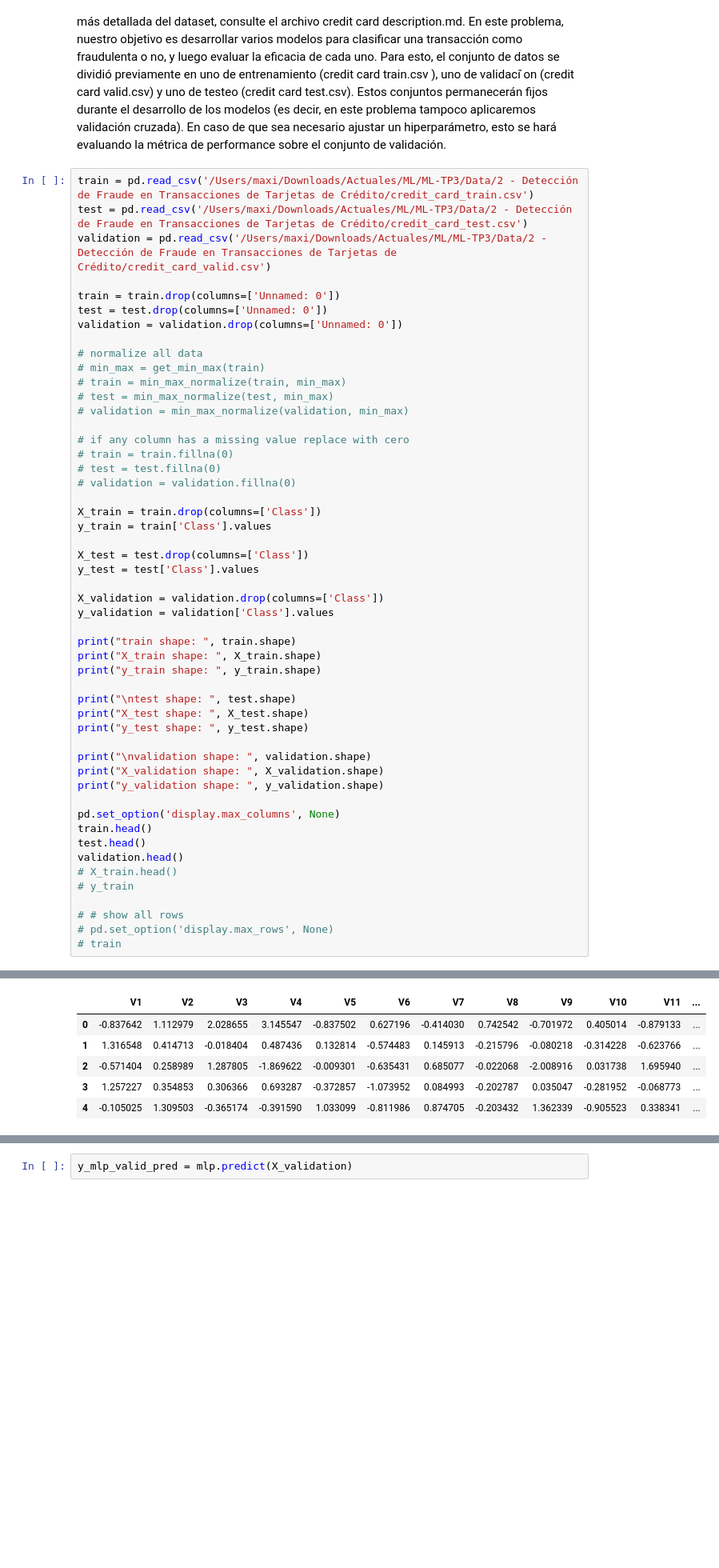
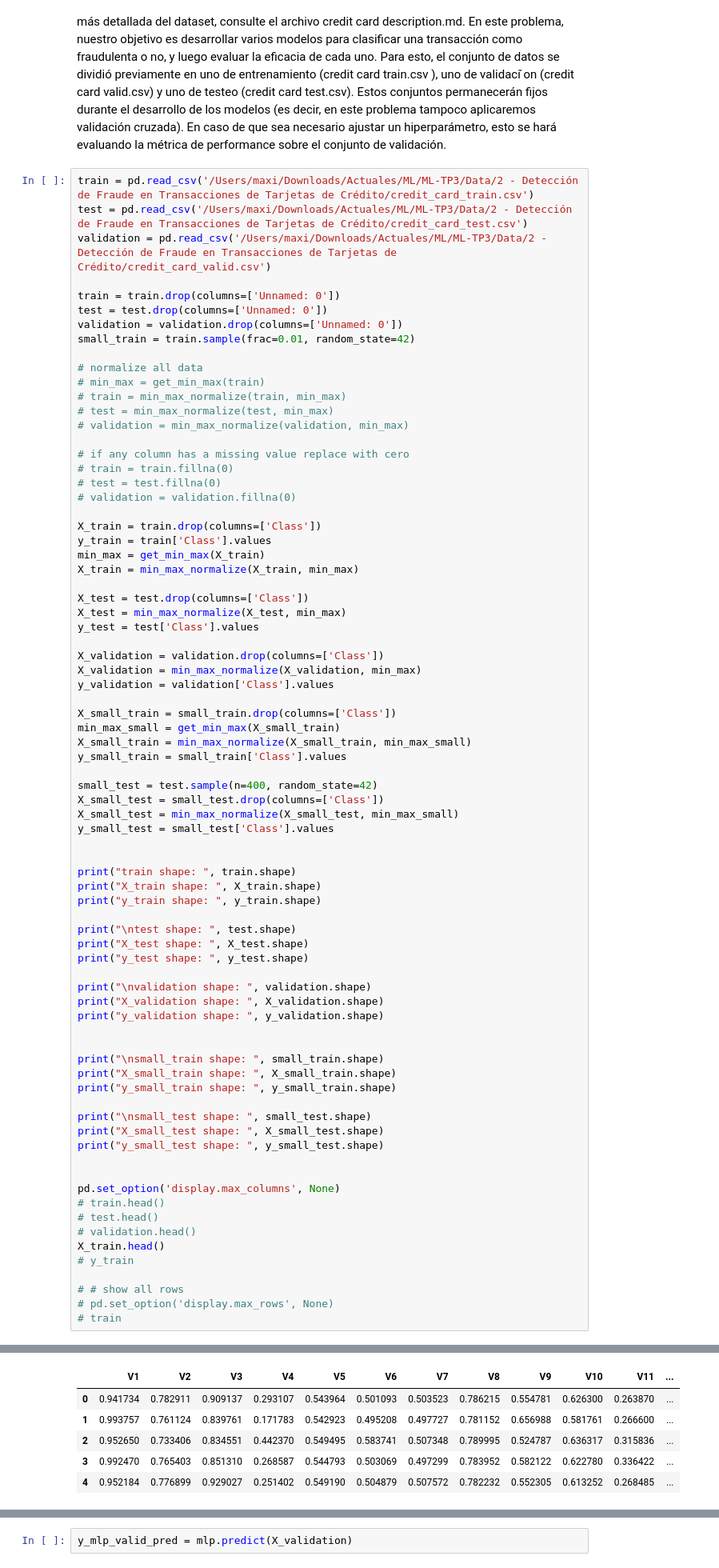
Before and after one commit to maxgubitosi/ML-Classification-Models-from-Scratch, a Jupyter notebook: Problema 2/Problema_2.ipynb, the cells around one changed output, grey strips where cells are left out. Shown: that part at 80% size. Drawn from its saved outputs; the diff is of its cells as text; blank space fills up the shorter version.

```diff
--- a/Problema 2/Problema_2.ipynb
+++ b/Problema 2/Problema_2.ipynb
@@ -21,6 +21,7 @@ validation = pd.read_csv('/Users/maxi/Downloads/Actuales/ML/ML-TP3/Data/2 - Dete
 train = train.drop(columns=['Unnamed: 0'])
 test = test.drop(columns=['Unnamed: 0'])
 validation = validation.drop(columns=['Unnamed: 0'])
+small_train = train.sample(frac=0.01, random_state=42)
 
 # normalize all data
 # min_max = get_min_max(train)
@@ -35,12 +36,27 @@ validation = validation.drop(columns=['Unnamed: 0'])
 
 X_train = train.drop(columns=['Class'])
 y_train = train['Class'].values
+min_max = get_min_max(X_train)
+X_train = min_max_normalize(X_train, min_max)
 
 X_test = test.drop(columns=['Class'])
+X_test = min_max_normalize(X_test, min_max)
 y_test = test['Class'].values
 
 X_validation = validation.drop(columns=['Class'])
+X_validation = min_max_normalize(X_validation, min_max)
 y_validation = validation['Class'].values
+
+X_small_train = small_train.drop(columns=['Class'])
+min_max_small = get_min_max(X_small_train)
+X_small_train = min_max_normalize(X_small_train, min_max_small)
+y_small_train = small_train['Class'].values
+
+small_test = test.sample(n=400, random_state=42)
+X_small_test = small_test.drop(columns=['Class'])
+X_small_test = min_max_normalize(X_small_test, min_max_small)
+y_small_test = small_test['Class'].values
+
 
 print("train shape: ", train.shape)
 print("X_train shape: ", X_train.shape)
@@ -54,11 +70,21 @@ print("\nvalidation shape: ", validation.shape)
 print("X_validation shape: ", X_validation.shape)
 print("y_validation shape: ", y_validation.shape)
 
+
+print("\nsmall_train shape: ", small_train.shape)
+print("X_small_train shape: ", X_small_train.shape)
+print("y_small_train shape: ", y_small_train.shape)
+
+print("\nsmall_test shape: ", small_test.shape)
+print("X_small_test shape: ", X_small_test.shape)
+print("y_small_test shape: ", y_small_test.shape)
+
+
 pd.set_option('display.max_columns', None)
-train.head()
-test.head()
-validation.head()
-# X_train.head()
+# train.head()
+# test.head()
+# validation.head()
+X_train.head()
 # y_train
 
 # # show all rows
@@ -79,6 +113,6 @@ y_validation shape:  (45569,)
 |  | V1 | V2 | V3 | V4 | V5 | V6 | V7 | V8 | V9 | V10 | V11 | ... |
-| 0 | -0.837642 | 1.112979 | 2.028655 | 3.145547 | -0.837502 | 0.627196 | -0.414030 | 0.742542 | -0.701972 | 0.405014 | -0.879133 | ... |
-| 1 | 1.316548 | 0.414713 | -0.018404 | 0.487436 | 0.132814 | -0.574483 | 0.145913 | -0.215796 | -0.080218 | -0.314228 | -0.623766 | ... |
-| 2 | -0.571404 | 0.258989 | 1.287805 | -1.869622 | -0.009301 | -0.635431 | 0.685077 | -0.022068 | -2.008916 | 0.031738 | 1.695940 | ... |
-| 3 | 1.257227 | 0.354853 | 0.306366 | 0.693287 | -0.372857 | -1.073952 | 0.084993 | -0.202787 | 0.035047 | -0.281952 | -0.068773 | ... |
-| 4 | -0.105025 | 1.309503 | -0.365174 | -0.391590 | 1.033099 | -0.811986 | 0.874705 | -0.203432 | 1.362339 | -0.905523 | 0.338341 | ... |
+| 0 | 0.941734 | 0.782911 | 0.909137 | 0.293107 | 0.543964 | 0.501093 | 0.503523 | 0.786215 | 0.554781 | 0.626300 | 0.263870 | ... |
+| 1 | 0.993757 | 0.761124 | 0.839761 | 0.171783 | 0.542923 | 0.495208 | 0.497727 | 0.781152 | 0.656988 | 0.581761 | 0.266600 | ... |
+| 2 | 0.952650 | 0.733406 | 0.834551 | 0.442370 | 0.549495 | 0.583741 | 0.507348 | 0.789995 | 0.524787 | 0.636317 | 0.315836 | ... |
+| 3 | 0.992470 | 0.765403 | 0.851310 | 0.268587 | 0.544793 | 0.503069 | 0.497299 | 0.783952 | 0.582122 | 0.622780 | 0.336422 | ... |
+| 4 | 0.952184 | 0.776899 | 0.929027 | 0.251402 | 0.549190 | 0.504879 | 0.507572 | 0.782232 | 0.552305 | 0.613252 | 0.268485 | ... |
```
Also changed, not shown: parts of 32 cells of this notebook, 6 other files.
